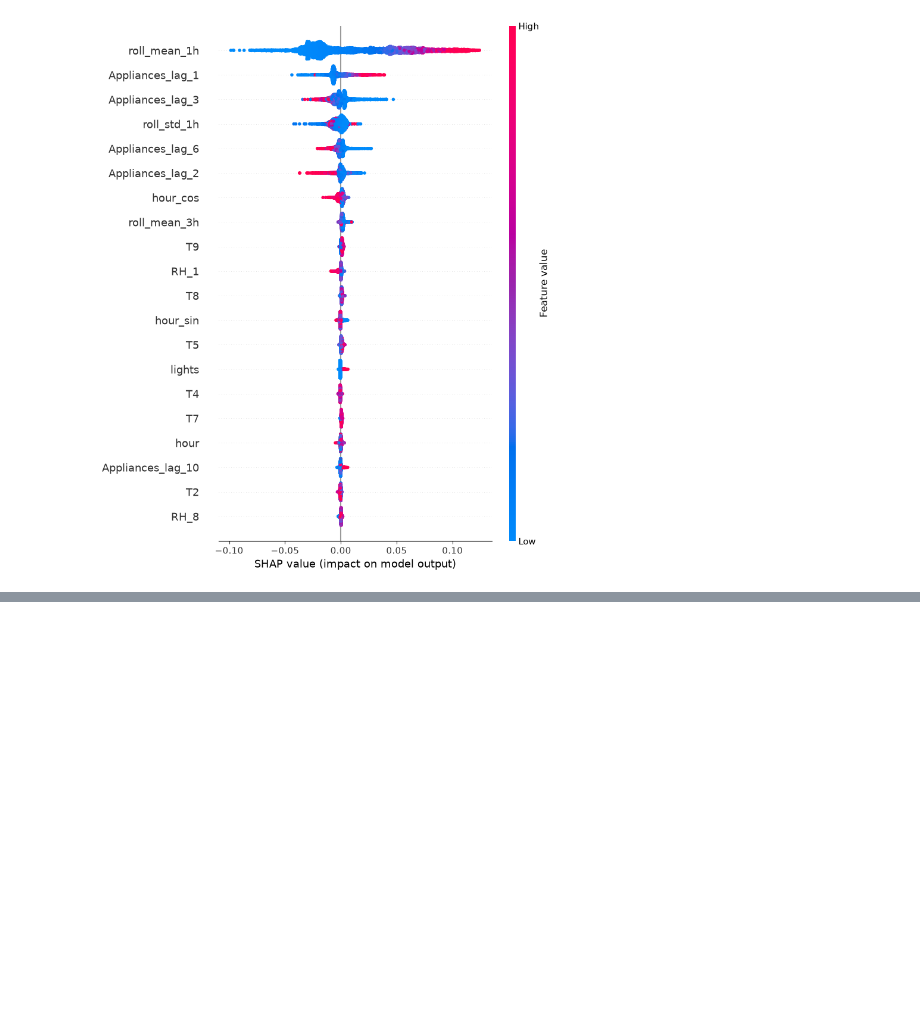
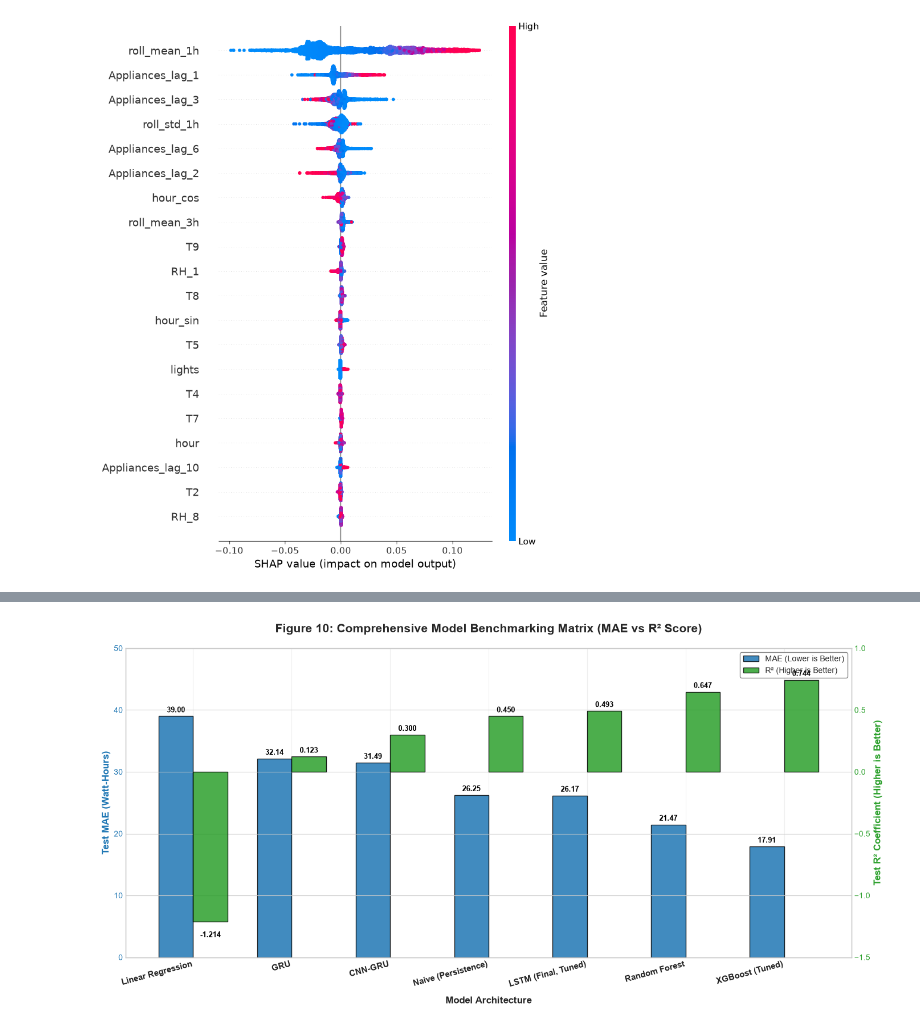
Before and after one commit to gamodyarajasooriya/appliance-energy-prediction-dl-, a Jupyter notebook: notebooks/05_optimization.ipynb, the cells around one changed output, grey strips where cells are left out. Cells and saved outputs as stored; diff of their text form; code cells hidden in the pictures; blank space fills up the shorter version.

```diff
--- a/notebooks/05_optimization.ipynb
+++ b/notebooks/05_optimization.ipynb
@@ -856,3 +867,85 @@ The SHAP summary plot below highlights the most influential features in the fina
 - This aligns very well with the feature importance observed from the Random Forest model, demonstrating **consistency across two different interpretability techniques**.
 
 This consistency strengthens confidence in the model's learned patterns.
+# %%
+import matplotlib.pyplot as plt
+import numpy as np
+
+print("📊 Generating Figure 10: All-Models Comparison Dual-Axis Bar Chart...")
+
+# Define data from the verified results table
+models = [
+    'Linear Regression',
+    'GRU',
+    'CNN-GRU',
+    'Naive (Persistence)',
+    'LSTM (Final, Tuned)',
+    'Random Forest',
+    'XGBoost (Tuned)'
+]
+
+mae_values = [39.00, 32.14, 31.49, 26.25, 26.17, 21.47, 17.91]
+r2_values = [-1.214, 0.123, 0.300, 0.450, 0.493, 0.647, 0.744]
+
+# Set index and bar width layout
+x = np.arange(len(models))
+width = 0.35
+
+# Setup canvas style
+plt.style.use('seaborn-v0_8-whitegrid')
+fig, ax1 = plt.subplots(figsize=(14, 7))
+
+# 1. Primary Y-Axis for MAE (Left Side)
+color_mae = '#1f77b4' # Muted Blue
+ax1.set_xlabel('Model Architecture', fontsize=12, fontweight='bold', labelpad=10)
+ax1.set_ylabel('Test MAE (Watt-Hours)', color=color_mae, fontsize=12, fontweight='bold')
+bars_mae = ax1.bar(x - width/2, mae_values, width, label='MAE (Lower is Better)', color=color_mae, edgecolor='black', alpha=0.85, zorder=3)
+ax1.tick_params(axis='y', labelcolor=color_mae)
+ax1.set_ylim(0, 50) # Set reasonable bound for MAE scale
+
+# 2. Secondary Y-Axis for R² (Right Side)
+ax2 = ax1.twinx()
+color_r2 = '#2ca02c' # Muted Green
+ax2.set_ylabel('Test R² Coefficient (Higher is Better)', color=color_r2, fontsize=12, fontweight='bold')
+bars_r2 = ax2.bar(x + width/2, r2_values, width, label='R² (Higher is Better)', color=color_r2, edgecolor='black', alpha=0.85, zorder=3)
+ax2.tick_params(axis='y', labelcolor=color_r2)
+ax2.set_ylim(-1.5, 1.0) # Accommodate Linear Regression's negative R² value nicely
+
+# Configure gridlines and tick marks
+ax1.set_xticks(x)
+ax1.set_xticklabels(models, rotation=15, ha='right', fontsize=11, fontweight='bold')
+ax1.grid(True, alpha=0.3, zorder=1)
+
+# Combined Chart Title
+plt.title('Figure 10: Comprehensive Model Benchmarking Matrix (MAE vs R² Score)', fontsize=15, fontweight='bold', pad=20)
+
+# Add exact metrics value annotations on top of the bars dynamically
+for bar in bars_mae:
+    height = bar.get_height()
+    ax1.annotate(f'{height:.2f}',
+                 xy=(bar.get_x() + bar.get_width() / 2, height),
+                 xytext=(0, 3),  # 3 points vertical offset
+                 textcoords="offset points",
+                 ha='center', va='bottom', fontsize=9, fontweight='bold', color='black')
+
+for bar in bars_r2:
+    height = bar.get_height()
+    # Format labels appropriately for positive and negative heights
+    va_dir = 'bottom' if height >= 0 else 'top'
+    offset = 3 if height >= 0 else -12
+    ax2.annotate(f'{height:.3f}',
+                 xy=(bar.get_x() + bar.get_width() / 2, height),
+                 xytext=(0, offset),
+                 textcoords="offset points",
+                 ha='center', va=va_dir, fontsize=9, fontweight='bold', color='black')
+
+# Unified Legend positioning
+lines1, labels1 = ax1.get_legend_handles_labels()
+lines2, labels2 = ax2.get_legend_handles_labels()
+ax1.legend(lines1 + lines2, labels1 + labels2, loc='upper right', frameon=True, facecolor='white', framealpha=0.95, edgecolor='gray')
+
+plt.tight_layout()
+plt.savefig('figure_10_all_models_comparison.png', dpi=300)
+print("💾 Figure 10 successfully saved as 'figure_10_all_models_comparison.png'!")
+plt.show()
+# %% [output]
@@ -858,0 +954 @@ This consistency strengthens confidence in the model's learned patterns.
+[figure, added]
```
Also changed, not shown: parts of 14 cells of this notebook, 16 other files.
